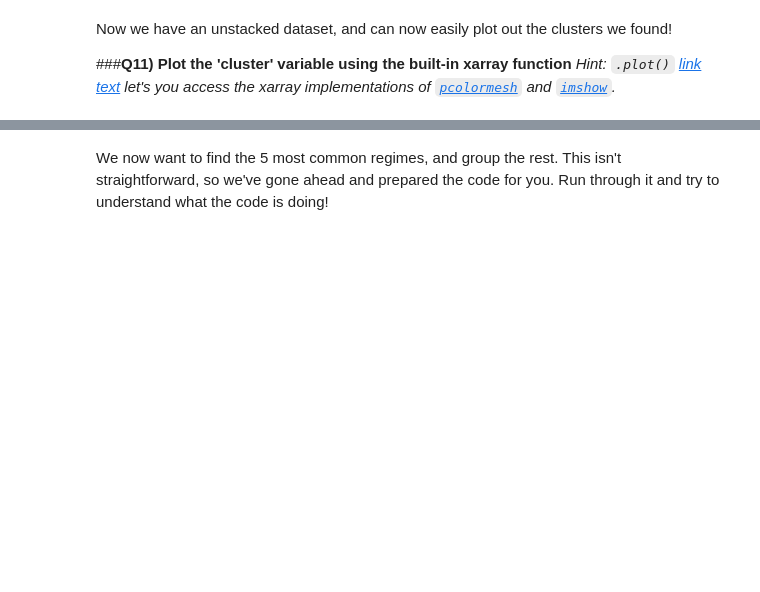
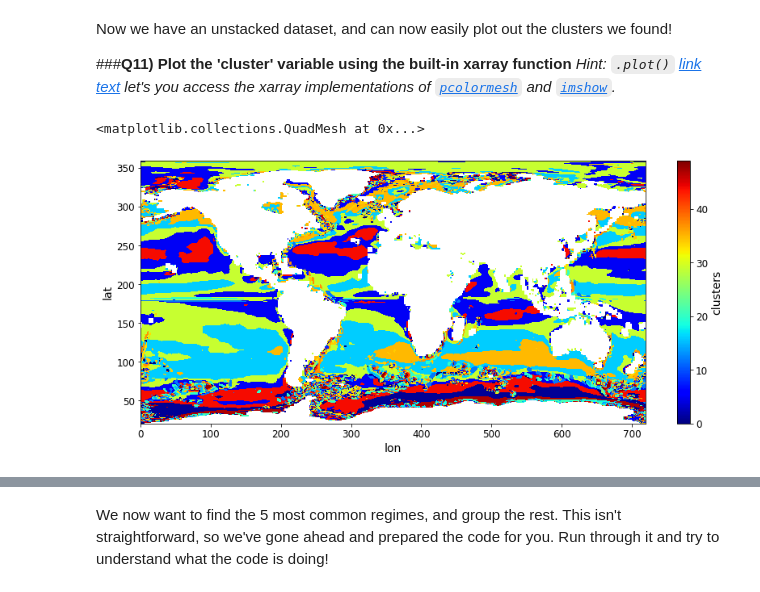
Before and after one commit to emiljor/2022_ML_EES, a Jupyter notebook: Exercises/S3_3_THOR.ipynb, the cells around one changed output, grey strips where cells are left out. Drawn from its saved outputs; the diff is of its cells as text; code cells hidden in the pictures; blank space fills up the shorter version.

```diff
--- a/Exercises/S3_3_THOR.ipynb
+++ b/Exercises/S3_3_THOR.ipynb
@@ -290,6 +316,10 @@ In previous classes we discussed the importance of the scaling the data before i
 *Hint 2: Update the input array to the one returned by the [`.fit_transform(X)`](https://scikit-learn.org/stable/modules/generated/sklearn.preprocessing.StandardScaler.html#sklearn.preprocessing.StandardScaler.fit_transform) method*
 # %%
 #Write your scaling code here
+from sklearn.preprocessing import StandardScaler
+
+std_scaler = StandardScaler()
+scaled_input_data = std_scaler.fit_transform(input_data)
 # %% [markdown]
 Now we're finally ready to train our algorithm! Let's load up the kmeans model and find clusters in our data.
 
@@ -302,9 +332,9 @@ Now we're finally ready to train our algorithm! Let's load up the kmeans model a
 *Warning! : Fitting the data may take some time (under a minute during the testing of the notebook)
 # %%
 # Complete the code
-kmeans = cluster._____(________ =50,  # Number of clusters
-                        ________ =42, # setting a random state
-                        ________ =10, # Number of initial centroid states to try
+kmeans = cluster.KMeans(n_clusters =50,  # Number of clusters
+                        random_state =42, # setting a random state
+                        n_init =10, # Number of initial centroid states to try
                        verbose = 1)   # Verbosity so we know things are working
 # %%
-cluster_labels = kmeans.______(____) # Feed in out scaled input data!
+cluster_labels = kmeans.fit_predict(scaled_input_data[:,0:5]) # Feed in out scaled input data!
@@ -320,4 +383,5 @@ We now have a set of labels, but they're stored in a flattened array. Since we'd
 *Hint*: xarrays have an [`.unstack` method](https://xarray.pydata.org/en/stable/generated/xarray.DataArray.unstack.html) that you will find to be very useful for this.
 # %%
 # Complete the code:
-processed_ds = ds.____()
+processed_ds = stacked.unstack()
+processed_ds
@@ -326,6 +403,11 @@ Now we have an unstacked dataset, and can now easily plot out the clusters we fo
 
 ###**Q11) Plot the 'cluster' variable using the built-in xarray function**
 *Hint: `.plot()` [link text](https://xarray.pydata.org/en/stable/generated/xarray.DataArray.plot.html) let's you access the xarray implementations of [`pcolormesh`](https://matplotlib.org/3.1.1/api/_as_gen/matplotlib.pyplot.pcolormesh.html) and [`imshow`](https://matplotlib.org/3.1.1/api/_as_gen/matplotlib.pyplot.imshow.html).*
+# %%
+xr.plot.pcolormesh(processed_ds.clusters, figsize=(14,6), cmap='jet' )
+# %% [output]
+<matplotlib.collections.QuadMesh at 0x...>
+[figure, added]
 # %% [markdown]
 Compare your results to those from the paper:
 <img src='https://unils-my.sharepoint.com/:i:/g/personal/tom_beucler_unil_ch/EdLh6Ds0yVlFivyfIOXlV74B_G35dVz87GFagzylIG-gZA?download=1'>
```
Also changed, not shown: parts of 14 cells of this notebook.
